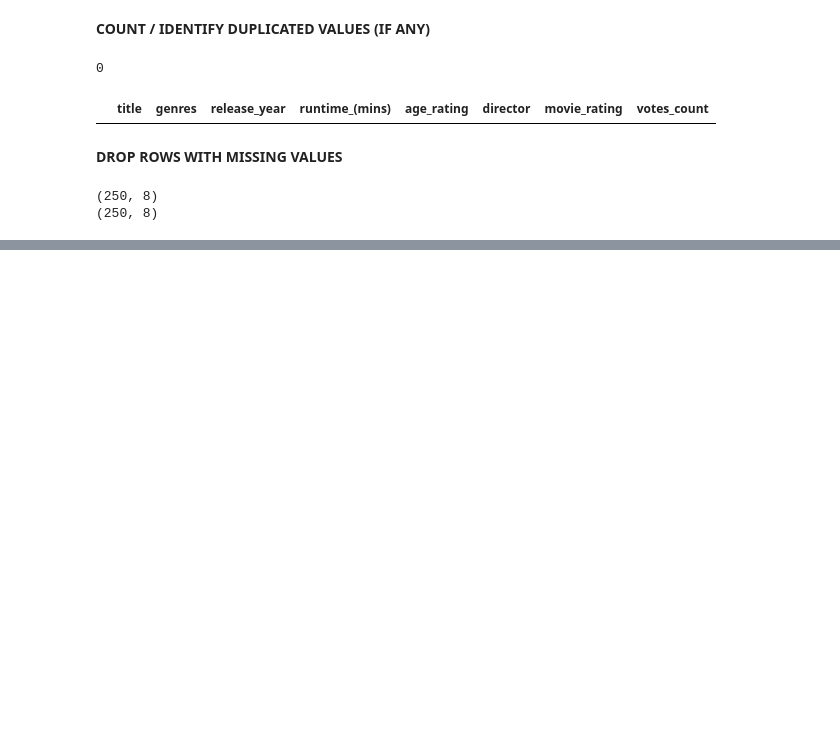
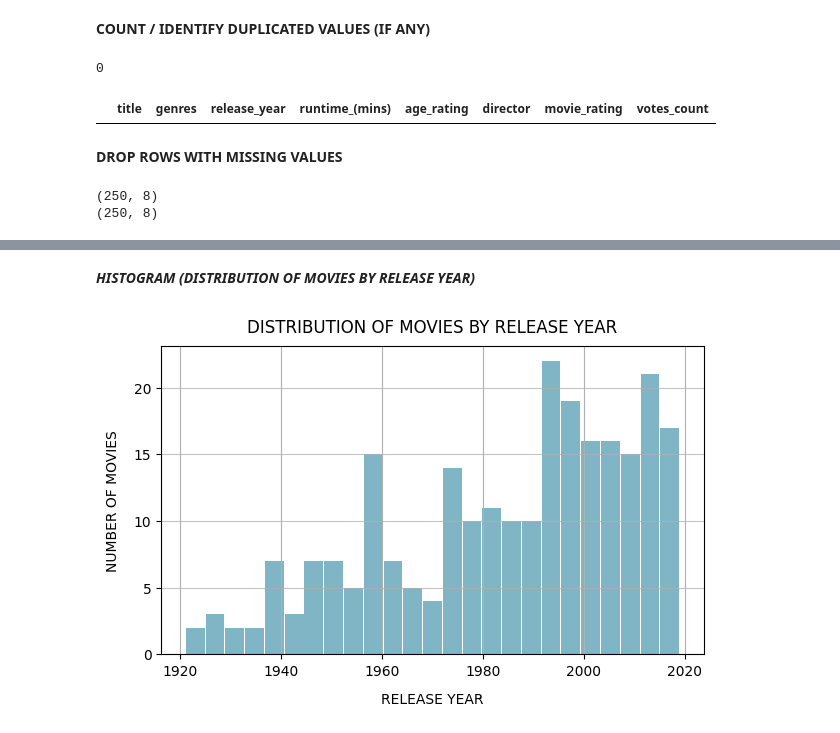
Before and after one commit to shajiranraveendran/data_analytics_project, a Jupyter notebook: project.ipynb, the cells around one changed output, grey strips where cells are left out. Saved outputs shown, nothing was run; the diff lists cells and outputs as text; code cells hidden in the pictures; blank space fills up the shorter version.

```diff
--- a/project.ipynb
+++ b/project.ipynb
@@ -109,0 +218,32 @@ print(df.shape)
+# %% [markdown]
+***HISTOGRAM (DISTRIBUTION OF MOVIES BY RELEASE YEAR)***
+# %%
+
+# PLOT HISTOGRAM
+fig = plt.figure( figsize=(7,4))
+
+plt.xticks(fontsize=14, rotation=0)
+plt.yticks(fontsize=14, rotation=0)
+
+n, bins, patches = plt.hist(x=df['release_year'],
+                            bins=25,
+                            color='#026c8e',
+                            alpha=0.5,
+                            rwidth=0.95
+                   )
+plt.grid(True)
+plt.ticklabel_format(style='plain')
+plt.grid(axis='y', alpha=0.75)
+
+# SET LABELS
+plt.title('DISTRIBUTION OF MOVIES BY RELEASE YEAR', fontsize=12, pad=10)
+plt.xlabel('RELEASE YEAR', fontsize=10, labelpad=10)
+plt.ylabel('NUMBER OF MOVIES', fontsize=10, labelpad=10)
+
+# SET FONT SIZE OF LABELS
+plt.xticks(fontsize = 10)
+plt.yticks(fontsize = 10)
+
+plt.show()
+# %% [output]
+[figure, added]
```
Also changed, not shown: parts of 13 cells of this notebook.
